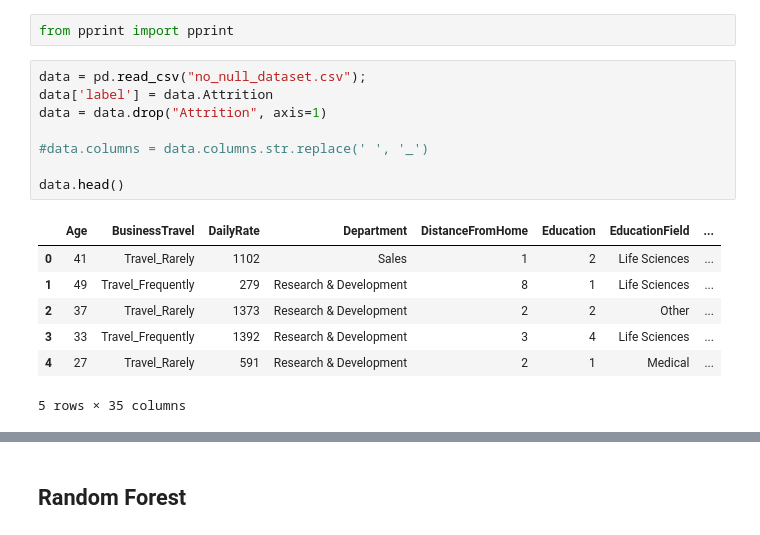
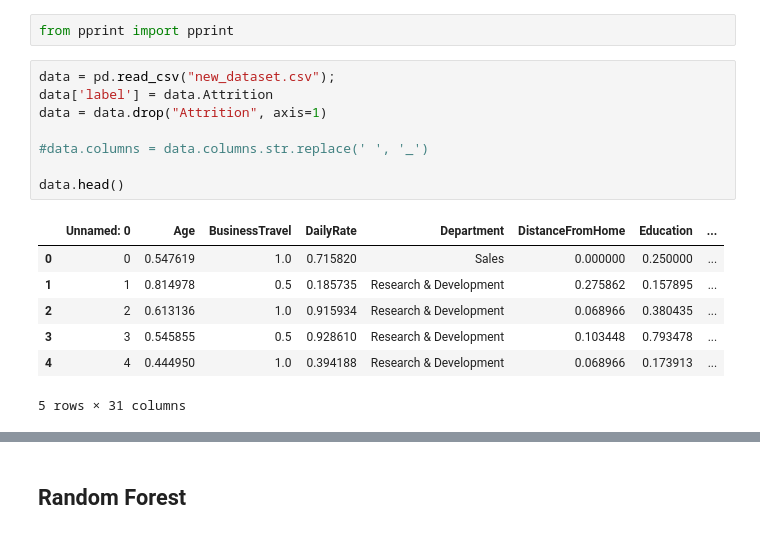
Before and after one commit to super-cinnamon/Projet_DM, a Jupyter notebook: part4.ipynb, the cells around one changed output, grey strips where cells are left out. Cells and saved outputs as stored; diff of their text form.

```diff
--- a/part4.ipynb
+++ b/part4.ipynb
@@ -332,21 +337,21 @@ def decision_tree_predictions(test_df, tree):
 # %%
 from pprint import pprint
 # %%
-data = pd.read_csv("no_null_dataset.csv");
+data = pd.read_csv("new_dataset.csv");
 data['label'] = data.Attrition
 data = data.drop("Attrition", axis=1)
 
 #data.columns = data.columns.str.replace(' ', '_')
 
 data.head()
 # %% [output]
-|  | Age | BusinessTravel | DailyRate | Department | DistanceFromHome | Education | EducationField | ... |
-| 0 | 41 | Travel_Rarely | 1102 | Sales | 1 | 2 | Life Sciences | ... |
-| 1 | 49 | Travel_Frequently | 279 | Research & Development | 8 | 1 | Life Sciences | ... |
-| 2 | 37 | Travel_Rarely | 1373 | Research & Development | 2 | 2 | Other | ... |
-| 3 | 33 | Travel_Frequently | 1392 | Research & Development | 3 | 4 | Life Sciences | ... |
-| 4 | 27 | Travel_Rarely | 591 | Research & Development | 2 | 1 | Medical | ... |
+|  | Unnamed: 0 | Age | BusinessTravel | DailyRate | Department | DistanceFromHome | Education | ... |
+| 0 | 0 | 0.547619 | 1.0 | 0.715820 | Sales | 0.000000 | 0.250000 | ... |
+| 1 | 1 | 0.814978 | 0.5 | 0.185735 | Research & Development | 0.275862 | 0.157895 | ... |
+| 2 | 2 | 0.613136 | 1.0 | 0.915934 | Research & Development | 0.068966 | 0.380435 | ... |
+| 3 | 3 | 0.545855 | 0.5 | 0.928610 | Research & Development | 0.103448 | 0.793478 | ... |
+| 4 | 4 | 0.444950 | 1.0 | 0.394188 | Research & Development | 0.068966 | 0.173913 | ... |
-5 rows × 35 columns
+5 rows × 31 columns
 # %%
 
 train_df, test_df = train_test_split(data, test_size=0.2)
```
Also changed, not shown: parts of 16 cells of this notebook, 1 other file.
